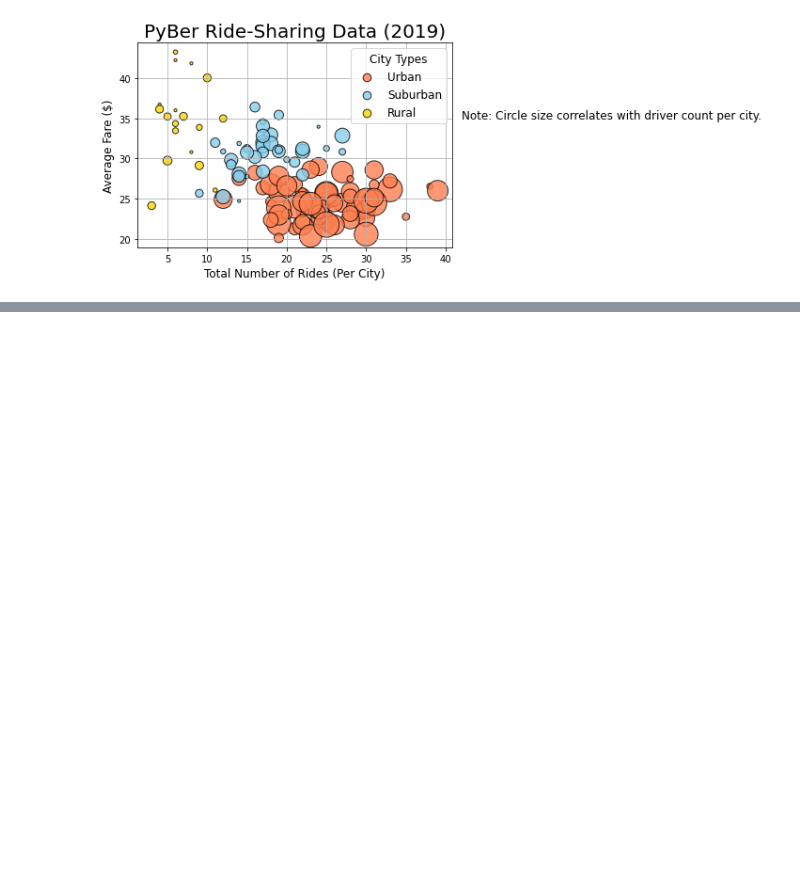
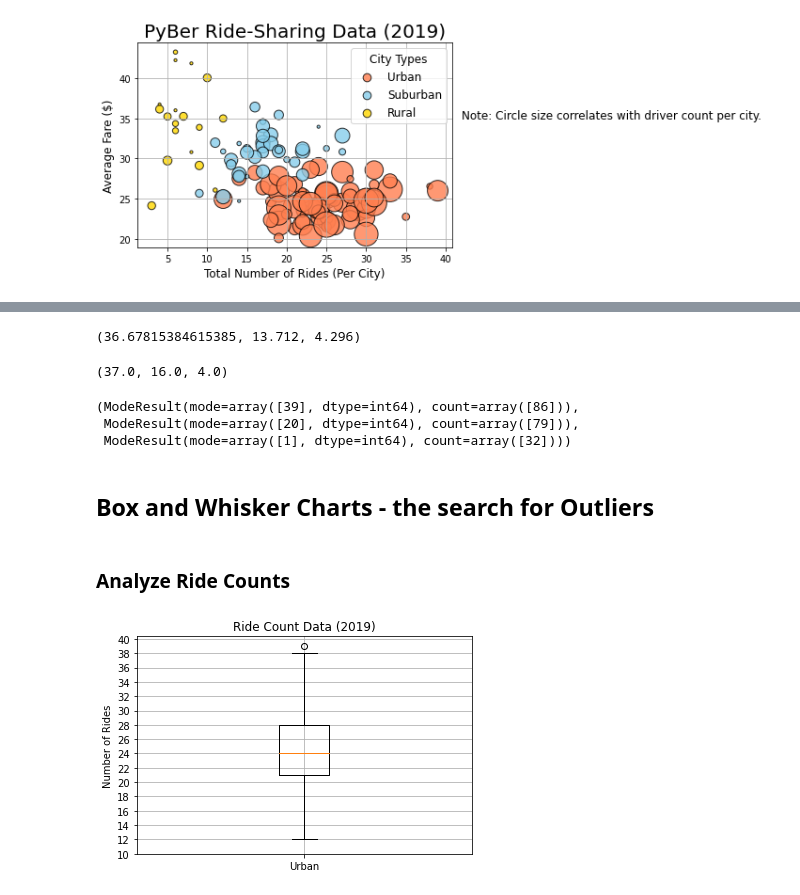
Before and after one commit to goldbala55/PyBer_Analysis, a Jupyter notebook: PyBer.ipynb, the cells around one changed output, grey strips where cells are left out. Cells and saved outputs as stored; diff of their text form; code cells hidden in the pictures; blank space fills up the shorter version.

Commit message:
Add Statistical Summary and box-n-whisker charts

```diff
--- a/PyBer.ipynb
+++ b/PyBer.ipynb
@@ -280,0 +484,35 @@ plt.show()
+# %%
+# and this approach works as well
+#Mean
+np.mean(urban_cities_df['driver_count']),np.mean(suburban_cities_df['driver_count']),np.mean(rural_cities_df['driver_count'])
+# %% [output]
+(36.67815384615385, 13.712, 4.296)
+# %%
+#Median
+np.median(urban_cities_df['driver_count']),np.median(suburban_cities_df['driver_count']),np.median(rural_cities_df['driver_count'])
+# %% [output]
+(37.0, 16.0, 4.0)
+# %%
+#Mode
+sts.mode(urban_cities_df['driver_count']),sts.mode(suburban_cities_df['driver_count']),sts.mode(rural_cities_df['driver_count'])
+# %% [output]
+(ModeResult(mode=array([39], dtype=int64), count=array([86])),
+ ModeResult(mode=array([20], dtype=int64), count=array([79])),
+ ModeResult(mode=array([1], dtype=int64), count=array([32])))
+# %% [markdown]
+## Box and Whisker Charts - the search for Outliers
+# %% [markdown]
+### Analyze Ride Counts
+# %%
+# Create a box-and-whisker plot for the urban cities ride count.
+x_labels = ["Urban"]
+fig, ax = plt.subplots()
+ax.boxplot(urban_ride_count, labels=x_labels)
+# Add the title, y-axis label and grid.
+ax.set_title('Ride Count Data (2019)')
+ax.set_ylabel('Number of Rides')
+ax.set_yticks(np.arange(10, 41, step=2.0))
+ax.grid()
+plt.show()
+# %% [output]
+[figure, added]
```
Also changed, not shown: parts of 45 cells of this notebook, 3 other files.
